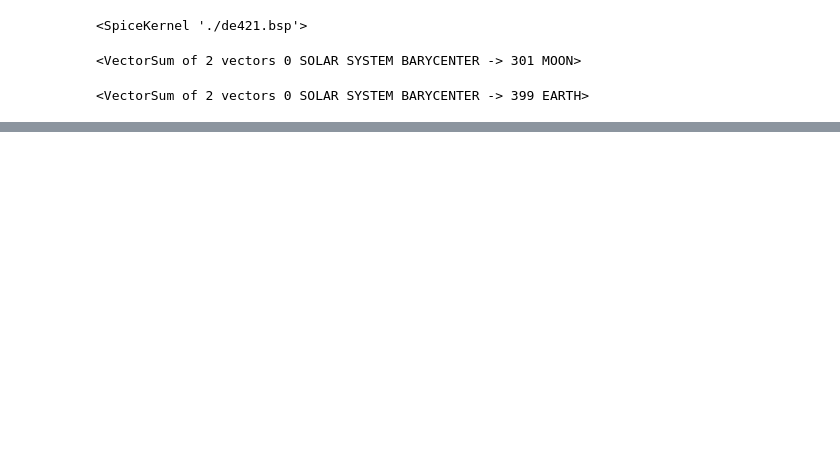
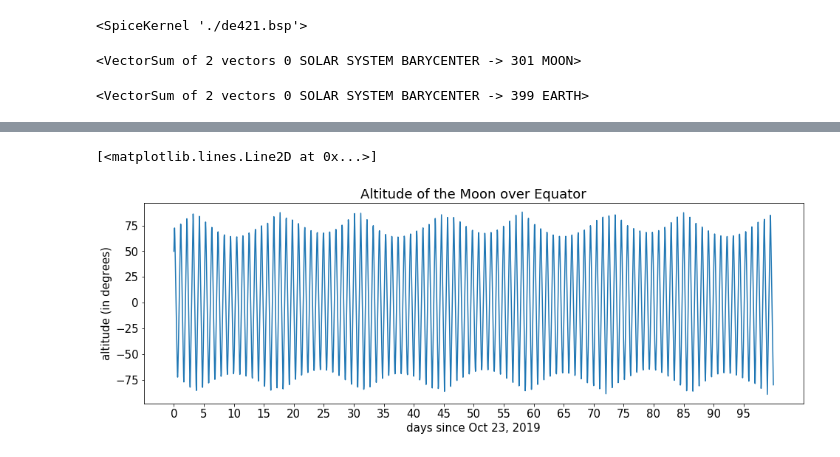
Before and after one commit to harthur/celestial, a Jupyter notebook: notebooks/celestial-scratchbook.ipynb, the cells around one changed output, grey strips where cells are left out. Saved outputs shown, nothing was run; the diff lists cells and outputs as text; code cells hidden in the pictures; blank space fills up the shorter version.

```diff
--- a/notebooks/celestial-scratchbook.ipynb
+++ b/notebooks/celestial-scratchbook.ipynb
@@ -47,0 +93,17 @@ ModuleNotFoundError: No module named 'matplotlib'
+# %%
+equator = earth + Topos('2 N' , '-73.990027 W')
+
+days = 100
+alts = [get_altitude(hour, equator) for hour in range(0, 24 * days)]
+
+plt.rcParams['figure.figsize'] = [16, 5]
+plt.title('Altitude of the Moon over Equator')
+plt.ylabel('altitude (in degrees)')
+plt.xlabel('days since Oct 23, 2019')
+
+mult = 5
+plt.xticks(range(0, 24 * days, 24 * mult), range(0, int(days), mult))
+plt.plot(alts)
+# %% [output]
+[<matplotlib.lines.Line2D at 0x...>]
+[figure, added]
```
Also changed, not shown: parts of 10 cells of this notebook, 4 other files.
